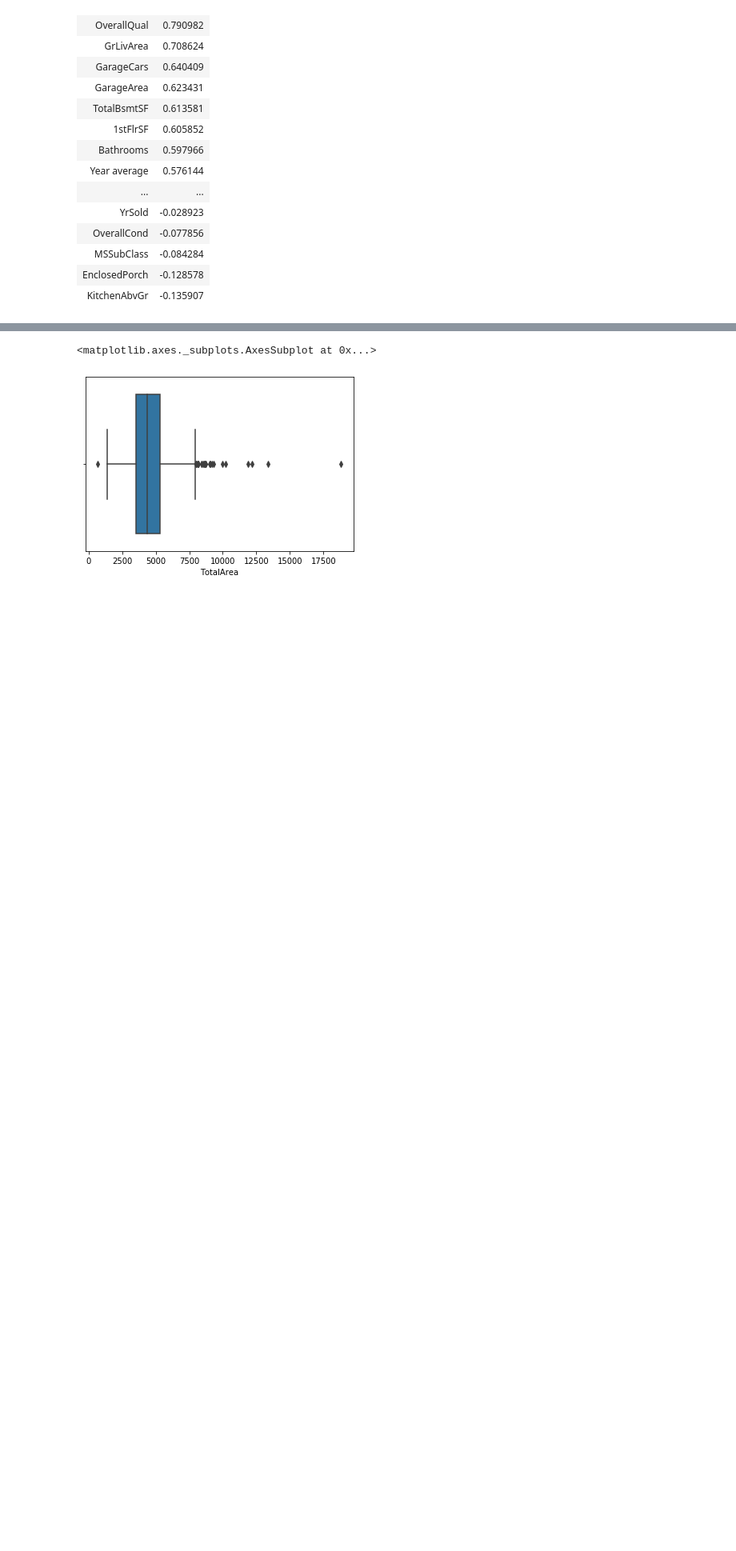
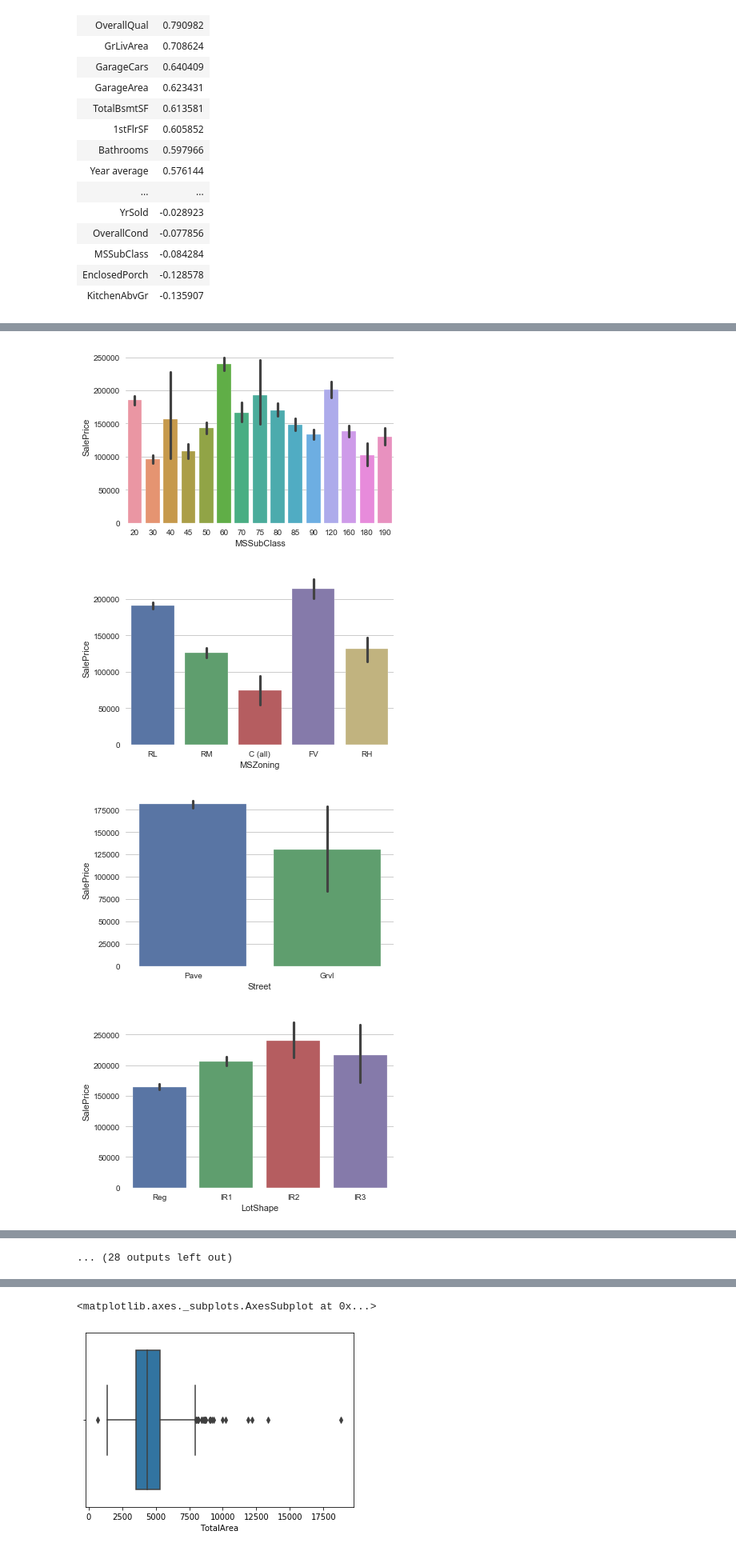
Before and after one commit to sasiss46/Springboard-dsc, a Jupyter notebook: House Price Prediciton Data Story.ipynb, the cells around one changed output, grey strips where cells are left out. Shown at 80% size. Drawn from its saved outputs; the diff is of its cells as text; code cells hidden in the pictures; blank space fills up the shorter version.

```diff
--- a/House Price Prediciton Data Story.ipynb
+++ b/House Price Prediciton Data Story.ipynb
@@ -224,0 +196,12 @@ Text(0, 0.5, 'Sale Price')
+# %%
+Categorical_dtypes = ['MSSubClass','MSZoning','Street','LotShape','LandContour','Utilities','LotConfig','LandSlope','Neighborhood','Condition1','Condition2','HouseStyle','OverallQual','OverallCond','RoofStyle','RoofMatl','Exterior1st','Exterior2nd','MasVnrType','ExterQual','ExterCond','Foundation','BsmtQual','BsmtCond','BsmtExposure','BsmtFinType1','BsmtFinType2','Heating','HeatingQC','CentralAir','Electrical','KitchenQual','Functional','GarageType','GarageFinish','GarageQual','GarageCond','PavedDrive','SaleType','SaleCondition']
+# %%
+# PLotting the relationship between the categorical features and the target
+for col in Categorical_dtypes:
+    plt.figure(figsize=(6,4))
+    sns.barplot(x=c_train_set[col], y=c_train_set['SalePrice'])
+# %% [output]
+[figure, added]
+[figure, added]
+[figure, added]
+[figure, added]
@@ -224,0 +216 @@ Text(0, 0.5, 'Sale Price')
+... (28 outputs left out)
```
Also changed, not shown: parts of 92 cells of this notebook.
